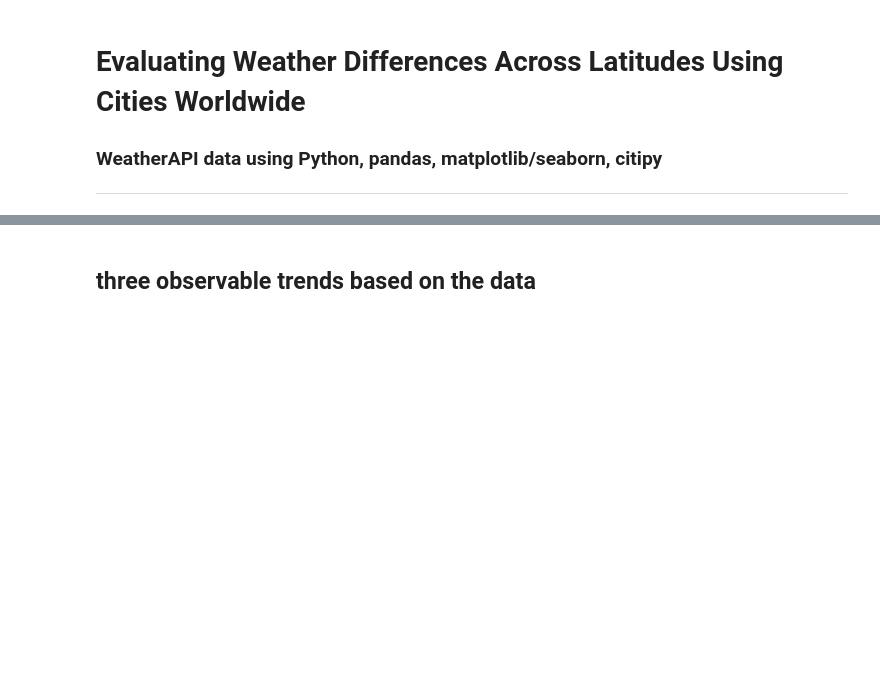
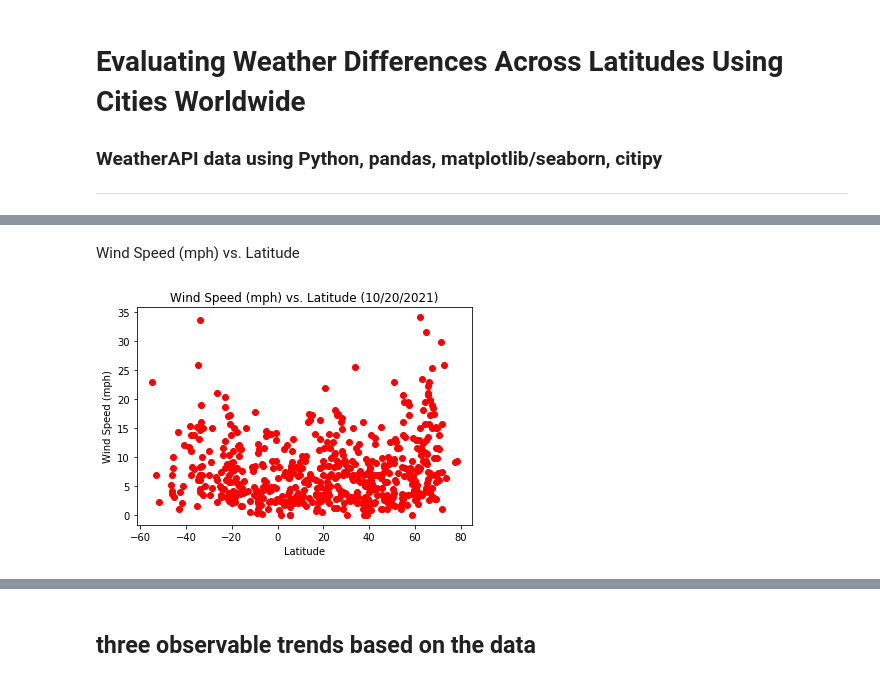
Before and after one commit to sedgedigital/Weather-Latitude-Correlation-API, a Jupyter notebook: WeatherAPI.ipynb, the cells around one changed output, grey strips where cells are left out. Drawn from its saved outputs; the diff is of its cells as text; code cells hidden in the pictures; blank space fills up the shorter version.

```diff
--- a/WeatherAPI.ipynb
+++ b/WeatherAPI.ipynb
@@ -199,0 +251,10 @@ plt.show()
+# %% [markdown]
+Wind Speed (mph) vs. Latitude
+# %%
+plt.scatter(x=df[lat],y=df[w], color="red")
+plt.ylabel("Wind Speed (mph)")
+plt.xlabel("Latitude")
+plt.title("Wind Speed (mph) vs. Latitude (10/20/2021)")
+plt.show()
+# %% [output]
+[figure, added]
```
Also changed, not shown: parts of 62 cells of this notebook, 3 other files.
